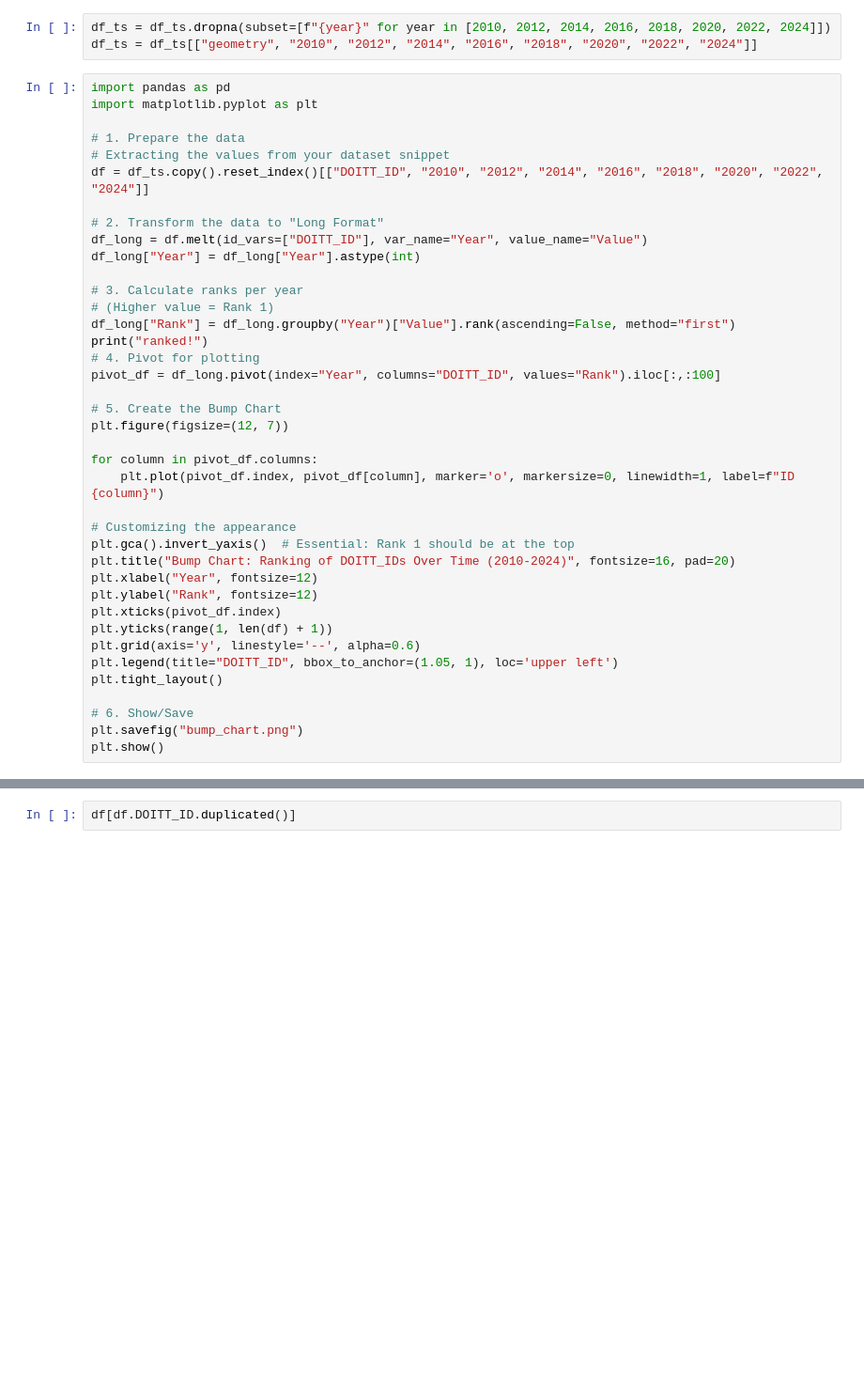
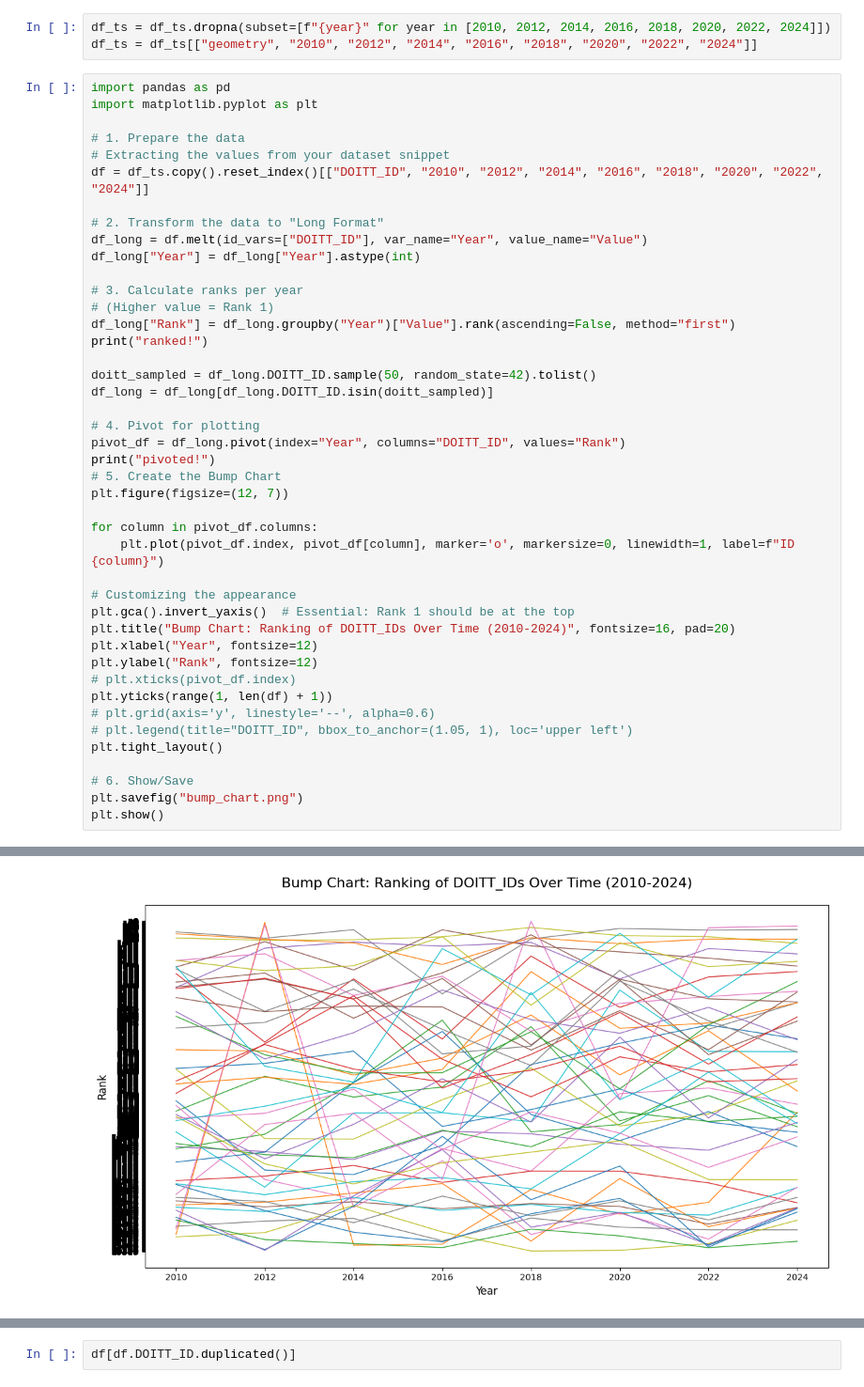
Before and after one commit to Queeno11/ny_state_aerial_imagery_prototype, a Jupyter notebook: notebooks/charts_for_presentations.ipynb, the cells around one changed output, grey strips where cells are left out. Shown at 94% size. Cells and saved outputs as stored; diff of their text form; blank space fills up the shorter version.

```diff
--- a/notebooks/charts_for_presentations.ipynb
+++ b/notebooks/charts_for_presentations.ipynb
@@ -570,9 +570,13 @@ df_long["Year"] = df_long["Year"].astype(int)
 # (Higher value = Rank 1)
 df_long["Rank"] = df_long.groupby("Year")["Value"].rank(ascending=False, method="first")
 print("ranked!")
+
+doitt_sampled = df_long.DOITT_ID.sample(50, random_state=42).tolist()
+df_long = df_long[df_long.DOITT_ID.isin(doitt_sampled)]
+
 # 4. Pivot for plotting
-pivot_df = df_long.pivot(index="Year", columns="DOITT_ID", values="Rank").iloc[:,:100]
-
+pivot_df = df_long.pivot(index="Year", columns="DOITT_ID", values="Rank")
+print("pivoted!")
 # 5. Create the Bump Chart
 plt.figure(figsize=(12, 7))
 
@@ -584,10 +588,10 @@ plt.gca().invert_yaxis()  # Essential: Rank 1 should be at the top
 plt.title("Bump Chart: Ranking of DOITT_IDs Over Time (2010-2024)", fontsize=16, pad=20)
 plt.xlabel("Year", fontsize=12)
 plt.ylabel("Rank", fontsize=12)
-plt.xticks(pivot_df.index)
+# plt.xticks(pivot_df.index)
 plt.yticks(range(1, len(df) + 1))
-plt.grid(axis='y', linestyle='--', alpha=0.6)
-plt.legend(title="DOITT_ID", bbox_to_anchor=(1.05, 1), loc='upper left')
+# plt.grid(axis='y', linestyle='--', alpha=0.6)
+# plt.legend(title="DOITT_ID", bbox_to_anchor=(1.05, 1), loc='upper left')
 plt.tight_layout()
 
 # 6. Show/Save
@@ -597,0 +603 @@ KeyboardInterrupt:
+[figure, added]
```
Also changed, not shown: parts of 3 cells of this notebook, 2 other files.
